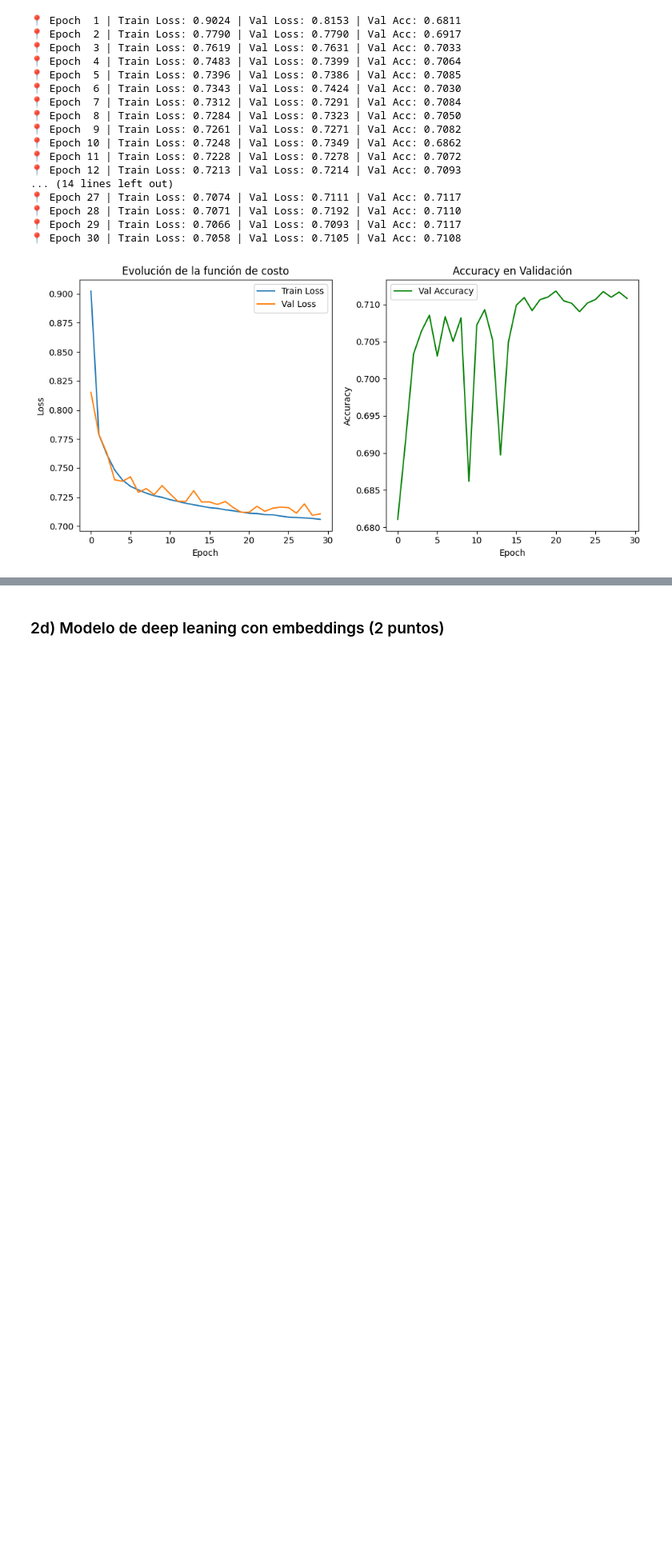
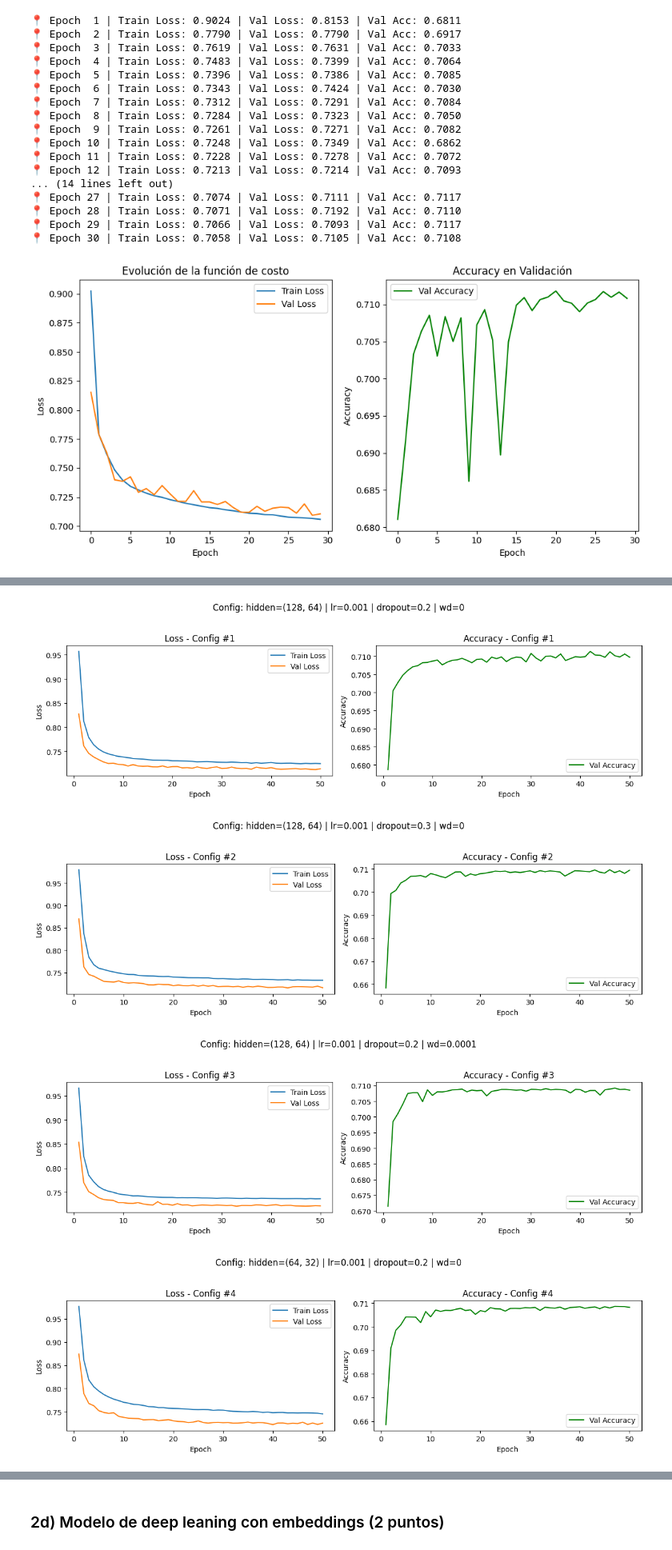
Before and after one commit to joagonzalez/ceia-aprendizaje-profundo, a Jupyter notebook: tp1/notebook.ipynb, the cells around one changed output, grey strips where cells are left out. Shown at 80% size. Saved outputs shown, nothing was run; the diff lists cells and outputs as text; code cells hidden in the pictures; blank space fills up the shorter version.

```diff
--- a/tp1/notebook.ipynb
+++ b/tp1/notebook.ipynb
@@ -1114,0 +1233,35 @@ plt.show()
+# %%
+def plot_top_k_results(results, k=3):
+    top_k = sorted(results, key=lambda r: r["final_acc"], reverse=True)[:k]
+
+    for i, config in enumerate(top_k):
+        plt.figure(figsize=(12, 4))
+        epochs = range(1, len(config["train_loss_hist"]) + 1)
+
+        # Loss
+        plt.subplot(1, 2, 1)
+        plt.plot(epochs, config["train_loss_hist"], label="Train Loss")
+        plt.plot(epochs, config["val_loss_hist"], label="Val Loss")
+        plt.title(f"Loss - Config #{i+1}")
+        plt.xlabel("Epoch")
+        plt.ylabel("Loss")
+        plt.legend()
+
+        # Accuracy
+        plt.subplot(1, 2, 2)
+        plt.plot(epochs, config["val_acc_hist"], label="Val Accuracy", color="green")
+        plt.title(f"Accuracy - Config #{i+1}")
+        plt.xlabel("Epoch")
+        plt.ylabel("Accuracy")
+        plt.legend()
+
+        plt.suptitle(f"Config: hidden={config['hidden']} | lr={config['lr']} | dropout={config['dropout']} | wd={config['wd']}")
+        plt.tight_layout(rect=[0, 0, 1, 0.95])
+        plt.show()
+# %%
+plot_top_k_results(results, k=5)
+# %% [output]
+[figure, added]
+[figure, added]
+[figure, added]
+[figure, added]
```
Also changed, not shown: parts of 8 cells of this notebook.
